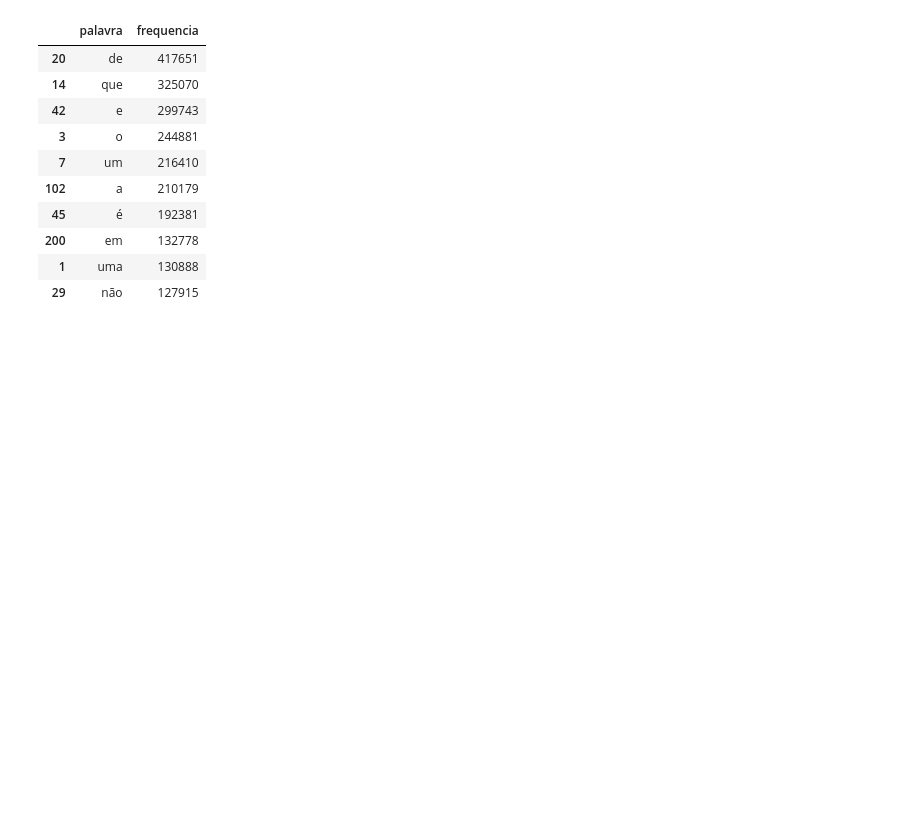
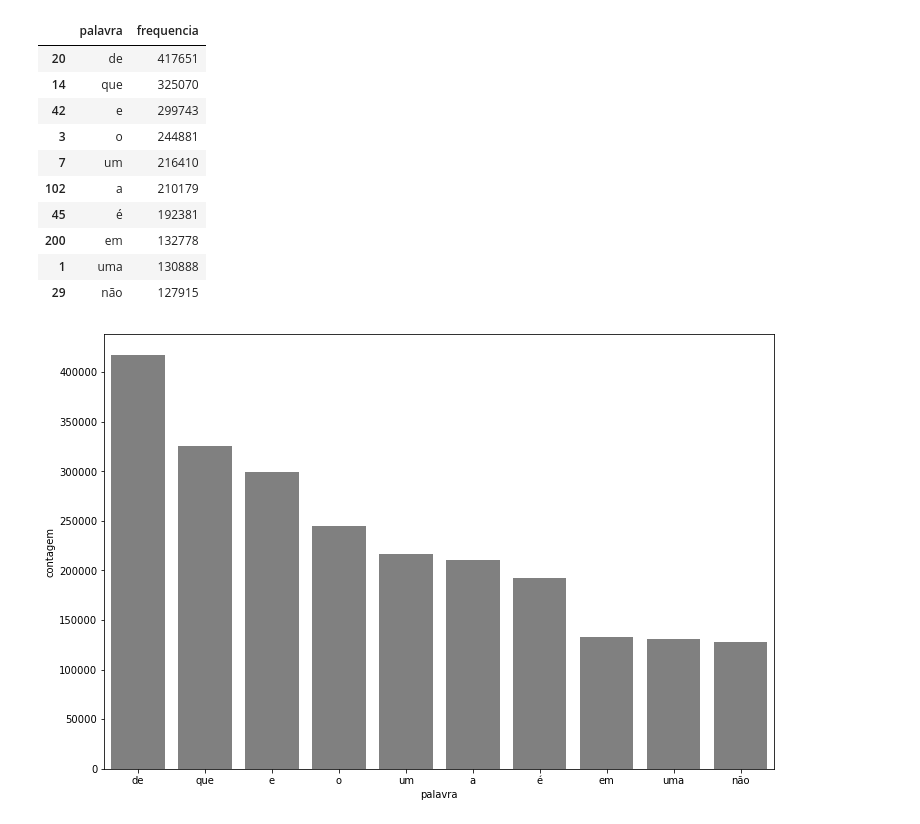
Before and after one commit to afonsoalrocha/linguagem-natural-critica-filmes, a Jupyter notebook: linguagem-natural-critica-filmes.ipynb, the cells around one changed output. Cells and saved outputs as stored; diff of their text form; code cells hidden in the pictures; blank space fills up the shorter version.

```diff
--- a/linguagem-natural-critica-filmes.ipynb
+++ b/linguagem-natural-critica-filmes.ipynb
@@ -125,3 +125,25 @@ df_frequencia.nlargest(columns = 'frequencia', n = 10)
 | 200 | em | 132778 |
 | 1 | uma | 130888 |
 | 29 | não | 127915 |
+# %%
+import seaborn as sns
+
+def pareto(resenha, coluna_texto, quantidade):
+
+    token_espaco = nltk.tokenize.WhitespaceTokenizer()
+    token_resenha = token_espaco.tokenize(join_palavras(resenha, coluna_texto))
+    frequencia = nltk.FreqDist(token_resenha)
+
+    df_frequencia = pd.DataFrame({"palavra": list(frequencia.keys()),
+                            "frequencia": list(frequencia.values())})
+
+    df_frequencia = df_frequencia.nlargest(columns = 'frequencia', n = quantidade)
+
+    plt.figure(figsize=(12,8))
+    ax = sns.barplot(data=df_frequencia, x='palavra', y='frequencia', color='gray')
+    ax.set(ylabel = 'contagem')
+    plt.show
+# %%
+pareto(resenha, "text_pt", 10)
+# %% [output]
+[figure, added]
```
Also changed, not shown: parts of 3 cells of this notebook.
